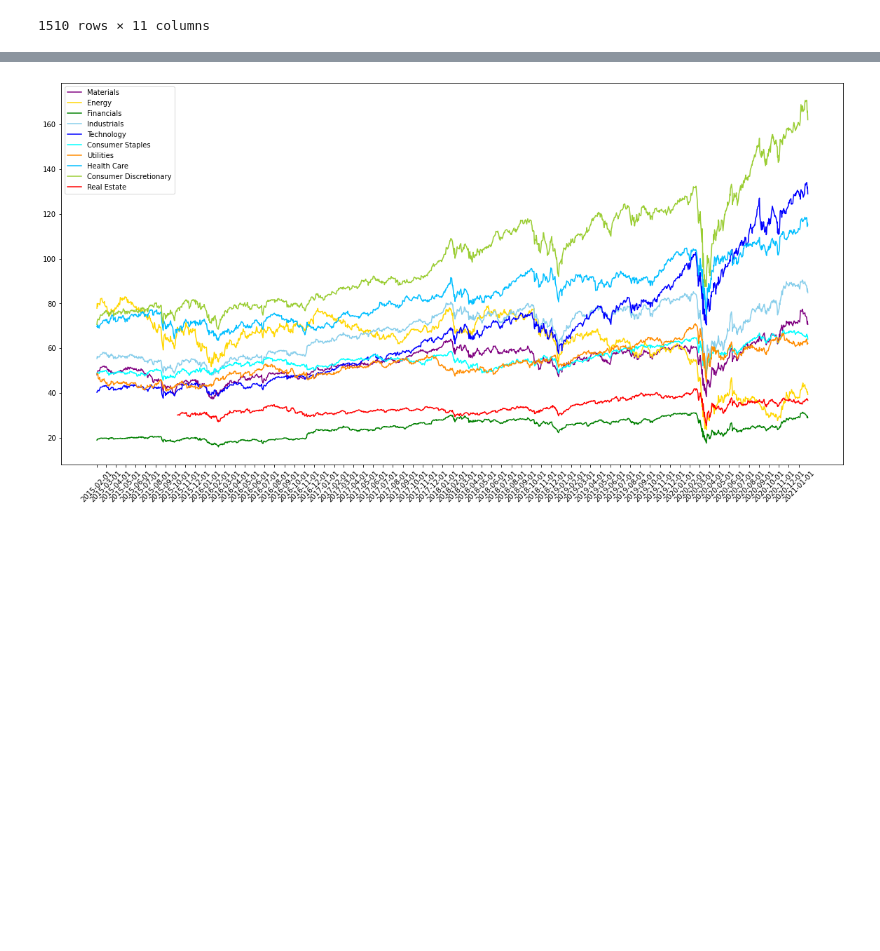
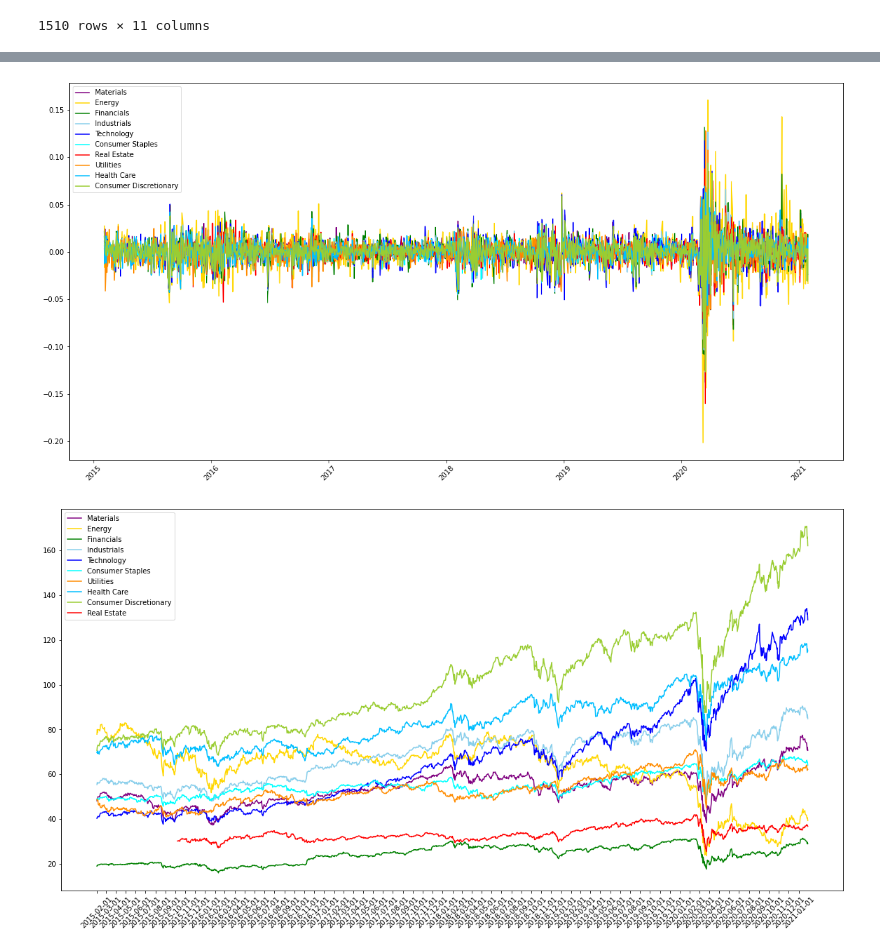
Before and after one commit to Rcidm1994/Project1, a Jupyter notebook: Industry_Performance.ipynb, the cells around one changed output, grey strips where cells are left out. Saved outputs shown, nothing was run; the diff lists cells and outputs as text; code cells hidden in the pictures; blank space fills up the shorter version.

```diff
--- a/Industry_Performance.ipynb
+++ b/Industry_Performance.ipynb
@@ -518,6 +596,28 @@ full_df_close
 full_df_close['Year_Month'] = full_df_close['Date'].apply(lambda x: x.strftime('%Y-%m'))
 months2 = full_df_close['Year_Month'].unique()
 months_labels2 = months2.tolist() #take the unique year-month values an save it as a list
+# %%
+# Plot the daily changes/earnings by industry
+plt.figure(figsize=(20,10))
+
+plt.plot(full_daily_earnings['Date'], full_daily_earnings['Materials'], color='purple', label='Materials')
+plt.plot(full_daily_earnings['Date'], full_daily_earnings['Energy'], color='gold', label='Energy')
+plt.plot(full_daily_earnings['Date'], full_daily_earnings['Financials'], color='green', label='Financials')
+plt.plot(full_daily_earnings['Date'], full_daily_earnings['Industrials'], color='skyblue', label='Industrials')
+plt.plot(full_daily_earnings['Date'], full_daily_earnings['Technology'], color='blue', label='Technology')
+plt.plot(full_daily_earnings['Date'], full_daily_earnings['Consumer Staples'], color='aqua', label='Consumer Staples')
+plt.plot(full_daily_earnings['Date'], full_daily_earnings['Real Estate'], color='red', label='Real Estate')
+plt.plot(full_daily_earnings['Date'], full_daily_earnings['Utilities'], color='darkorange', label='Utilities')
+plt.plot(full_daily_earnings['Date'], full_daily_earnings['Health Care'], color='deepskyblue', label='Health Care')
+plt.plot(full_daily_earnings['Date'], full_daily_earnings['Consumer Discretionary'], color='yellowgreen', label='Consumer Discretionary')
+
+
+plt.legend()
+plt.xticks( rotation=45)
+
+plt.show()
+# %% [output]
+[figure, added]
 # %%
 # Create a line plot with the ETFs Close Prices during the whole period
 plt.figure(figsize=(20,10))
```
Also changed, not shown: parts of 15 cells of this notebook.
